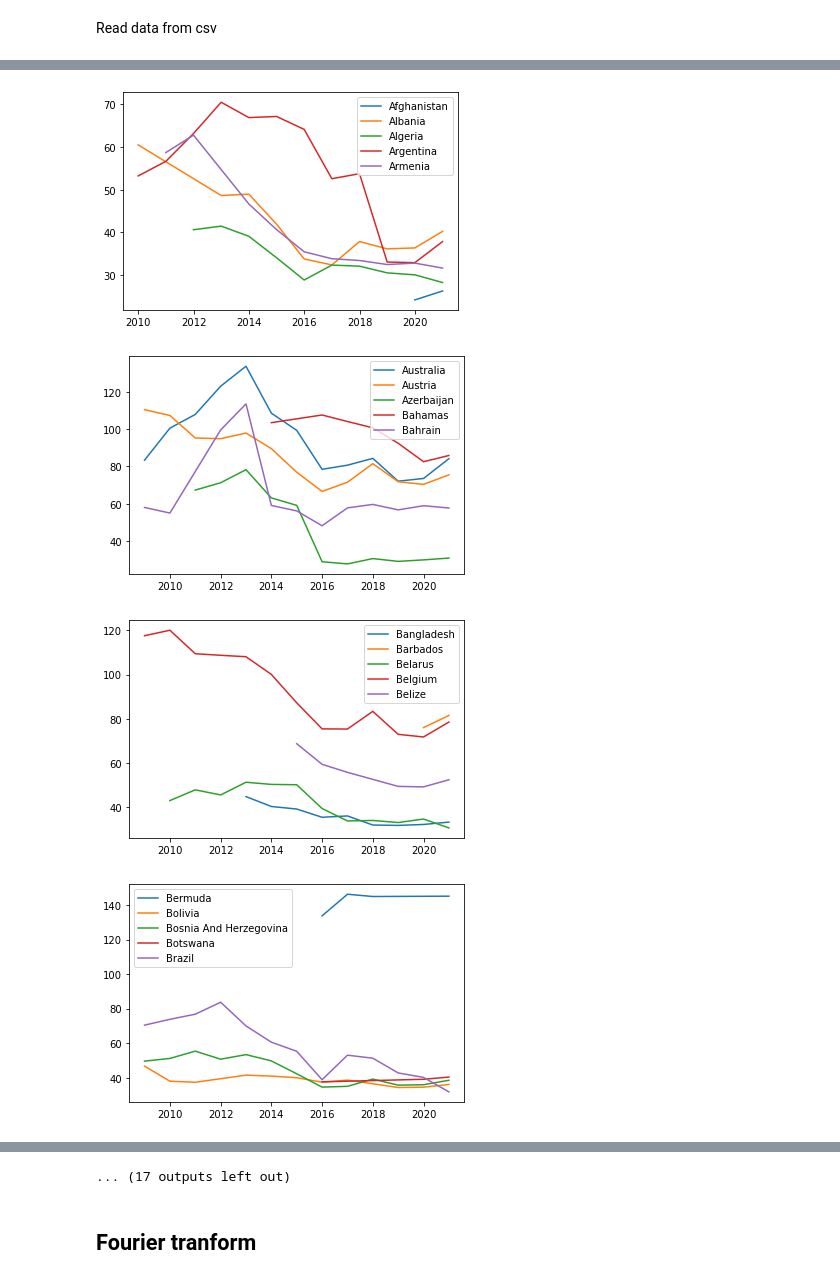
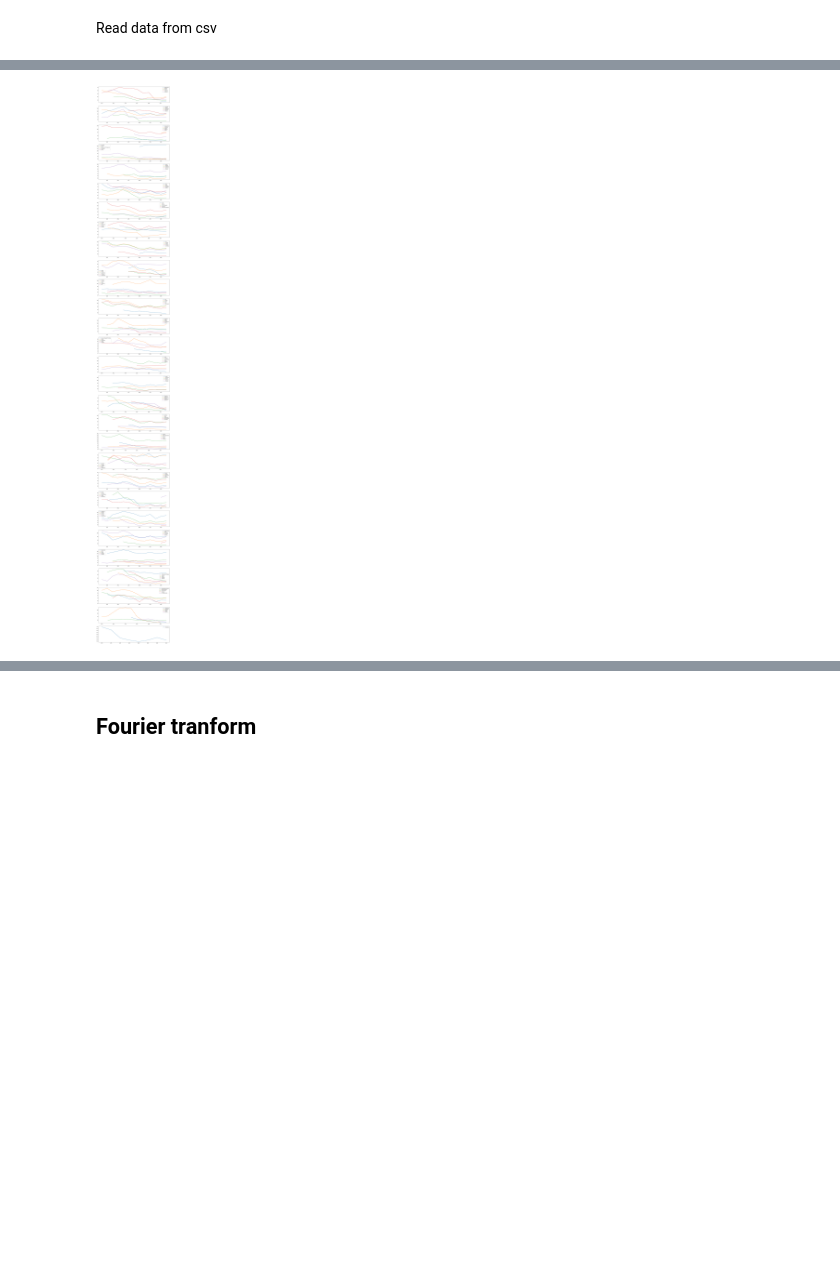
Before and after one commit to Vergenter/familyWealth, a Jupyter notebook: main.ipynb, the cells around one changed output, grey strips where cells are left out. Saved outputs shown, nothing was run; the diff lists cells and outputs as text; code cells hidden in the pictures; blank space fills up the shorter version.

Commit message:
fix slashes to work on linux and plot cost of living index on one figure

```diff
--- a/main.ipynb
+++ b/main.ipynb
@@ -21,29 +25,24 @@ dataset.head()
 | 3 | Aruba | National consumer price index (CP... | ABW - CPS - Consumer Price Survey | COICOP (Selected categories): Ele... | 1985 | 6.86 | NaN | ... |
 | 4 | Aruba | National consumer price index (CP... | ABW - CPS - Consumer Price Survey | COICOP (Selected categories): Act... | 1985 | 2.84 | NaN | ... |
 # %%
-filename = 'dataset\\living_index\\living_index.csv'
+filename = 'dataset//living_index//living_index.csv'
 df = read_csv(filename)
 # %%
 byCountry = [dfCountry  for country,dfCountry in df.groupby('Country')]
 # %%
 import numpy as np
 import matplotlib.pyplot as plt
-
+from math import ceil
 countries = [country["Country"].values[0] for country in byCountry]
 # print(countries)
+plots = int(ceil(len(byCountry)/5))
+fig, axs = plt.subplots(plots,figsize=(18, plots*5))
 for i in range(0,len(byCountry),5):
-    plt.figure();
     end = min(len(byCountry),i+5)
     for x in range(i,end):
-        plt.plot(byCountry[x]["Year"],byCountry[x]["Cost of Living Index"])
-    plt.legend(countries[i:end])
+        axs[i//5].plot(byCountry[x]["Year"],byCountry[x]["Cost of Living Index"])
+    axs[i//5].legend(countries[i:end])
 
-plt.show()
-
-#     x, y = lists # unpack a list of pairs into two tuples
-#     print(y)
+fig.show()
 # %% [output]
-[figure, old version]
+[figure, new version]
-[figure, removed]
-[figure, removed]
-[figure, removed]
@@ -58,4 +49,3 @@ plt.show()
-... (17 outputs left out)
 # %% [markdown]
 ## Fourier tranform
 # %%
```
Also changed, not shown: parts of 5 cells of this notebook.
